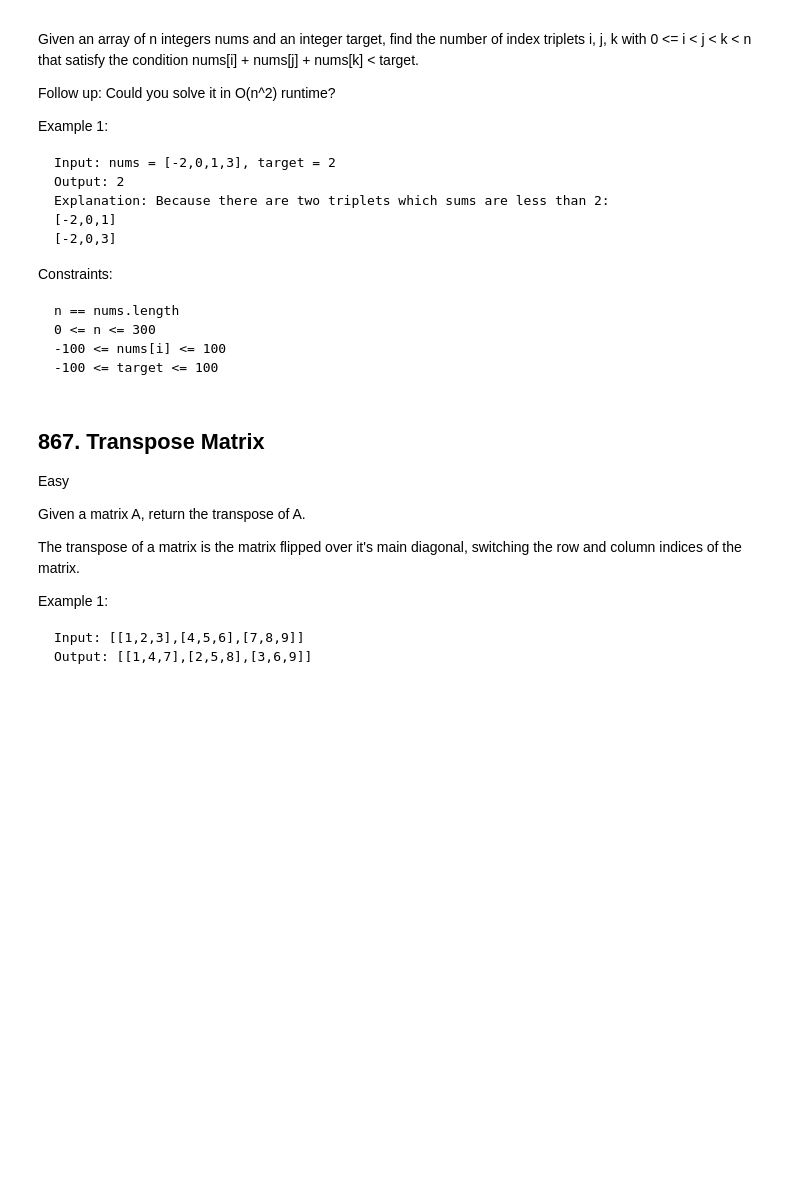
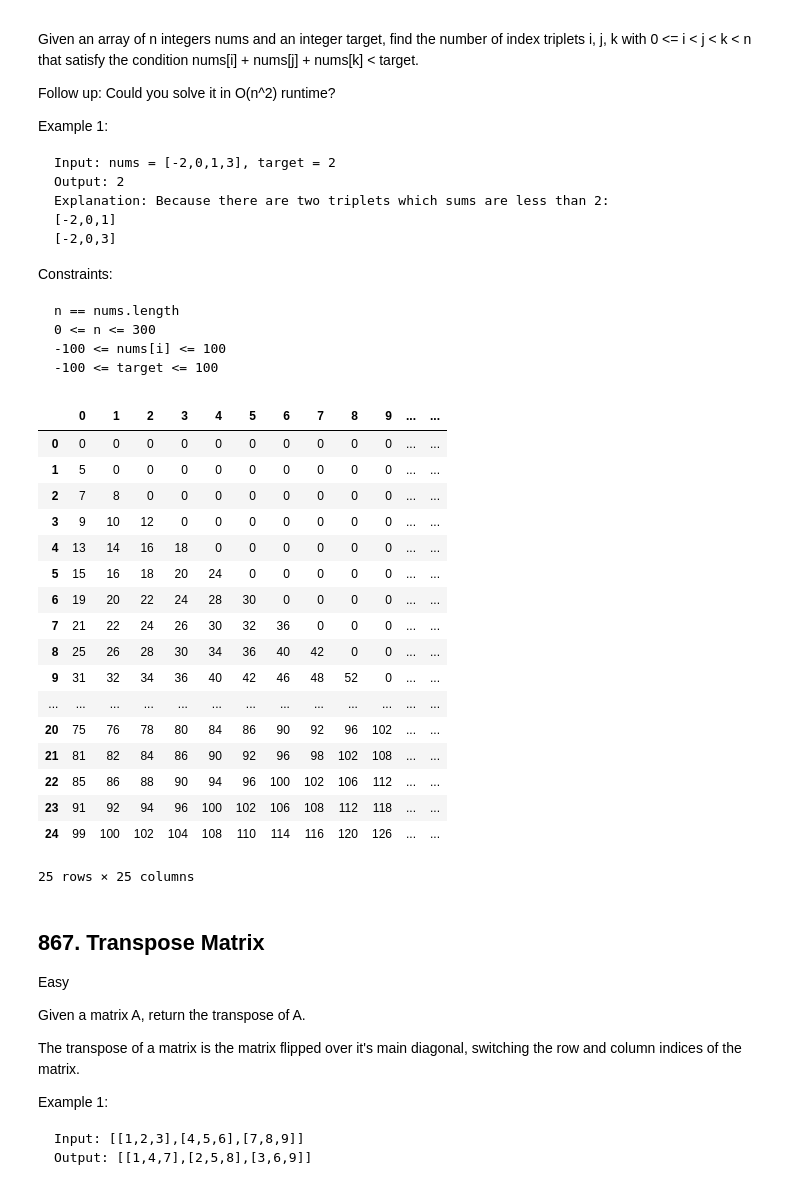
Before and after one commit to beginnerSC/misc, a Jupyter notebook: docs/source/lc/55.ipynb, the cells around one changed output. Cells and saved outputs as stored; diff of their text form; code cells hidden in the pictures; blank space fills up the shorter version.

```diff
--- a/docs/source/lc/55.ipynb
+++ b/docs/source/lc/55.ipynb
@@ -258,3 +250,36 @@ threeSumSmaller(nums, target)
+# %%
+from pandas import DataFrame
+
+nums = [-2,0,1,3]
+target = 2
+
+nums = [2, 3, 5, 7, 11, 13, 17, 19, 23, 29, 31, 37, 41, 43, 47, 53, 59, 61, 67, 71, 73, 79, 83, 89, 97]
+target = 100
+
+def threeSumSmaller(nums, target):
+    s = [[(m+n if j<i else 0) for j, n in enumerate(nums)] for i, m in enumerate(nums)]
+    return DataFrame(s)
+
+threeSumSmaller(nums, target)
+# %% [output]
+|  | 0 | 1 | 2 | 3 | 4 | 5 | 6 | 7 | 8 | 9 | ... | ... |
+| 0 | 0 | 0 | 0 | 0 | 0 | 0 | 0 | 0 | 0 | 0 | ... | ... |
+| 1 | 5 | 0 | 0 | 0 | 0 | 0 | 0 | 0 | 0 | 0 | ... | ... |
+| 2 | 7 | 8 | 0 | 0 | 0 | 0 | 0 | 0 | 0 | 0 | ... | ... |
+| 3 | 9 | 10 | 12 | 0 | 0 | 0 | 0 | 0 | 0 | 0 | ... | ... |
+| 4 | 13 | 14 | 16 | 18 | 0 | 0 | 0 | 0 | 0 | 0 | ... | ... |
+| 5 | 15 | 16 | 18 | 20 | 24 | 0 | 0 | 0 | 0 | 0 | ... | ... |
+| 6 | 19 | 20 | 22 | 24 | 28 | 30 | 0 | 0 | 0 | 0 | ... | ... |
+| 7 | 21 | 22 | 24 | 26 | 30 | 32 | 36 | 0 | 0 | 0 | ... | ... |
+| 8 | 25 | 26 | 28 | 30 | 34 | 36 | 40 | 42 | 0 | 0 | ... | ... |
+| 9 | 31 | 32 | 34 | 36 | 40 | 42 | 46 | 48 | 52 | 0 | ... | ... |
+| ... | ... | ... | ... | ... | ... | ... | ... | ... | ... | ... | ... | ... |
+| 20 | 75 | 76 | 78 | 80 | 84 | 86 | 90 | 92 | 96 | 102 | ... | ... |
+| 21 | 81 | 82 | 84 | 86 | 90 | 92 | 96 | 98 | 102 | 108 | ... | ... |
+| 22 | 85 | 86 | 88 | 90 | 94 | 96 | 100 | 102 | 106 | 112 | ... | ... |
+| 23 | 91 | 92 | 94 | 96 | 100 | 102 | 106 | 108 | 112 | 118 | ... | ... |
+| 24 | 99 | 100 | 102 | 104 | 108 | 110 | 114 | 116 | 120 | 126 | ... | ... |
+25 rows × 25 columns
 # %% [markdown]
 ## 867. Transpose Matrix
 
```
Also changed, not shown: parts of 1 cell of this notebook.
